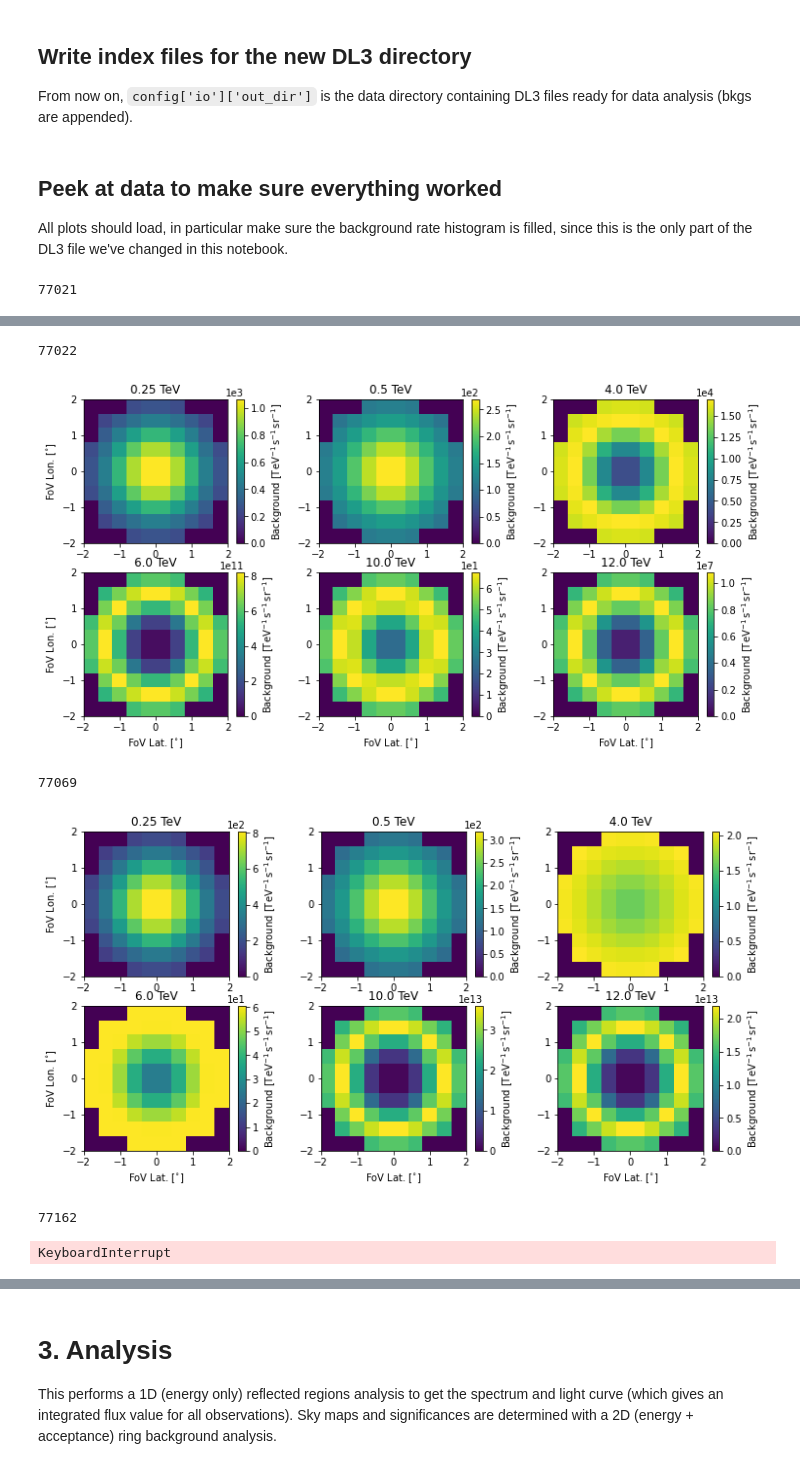
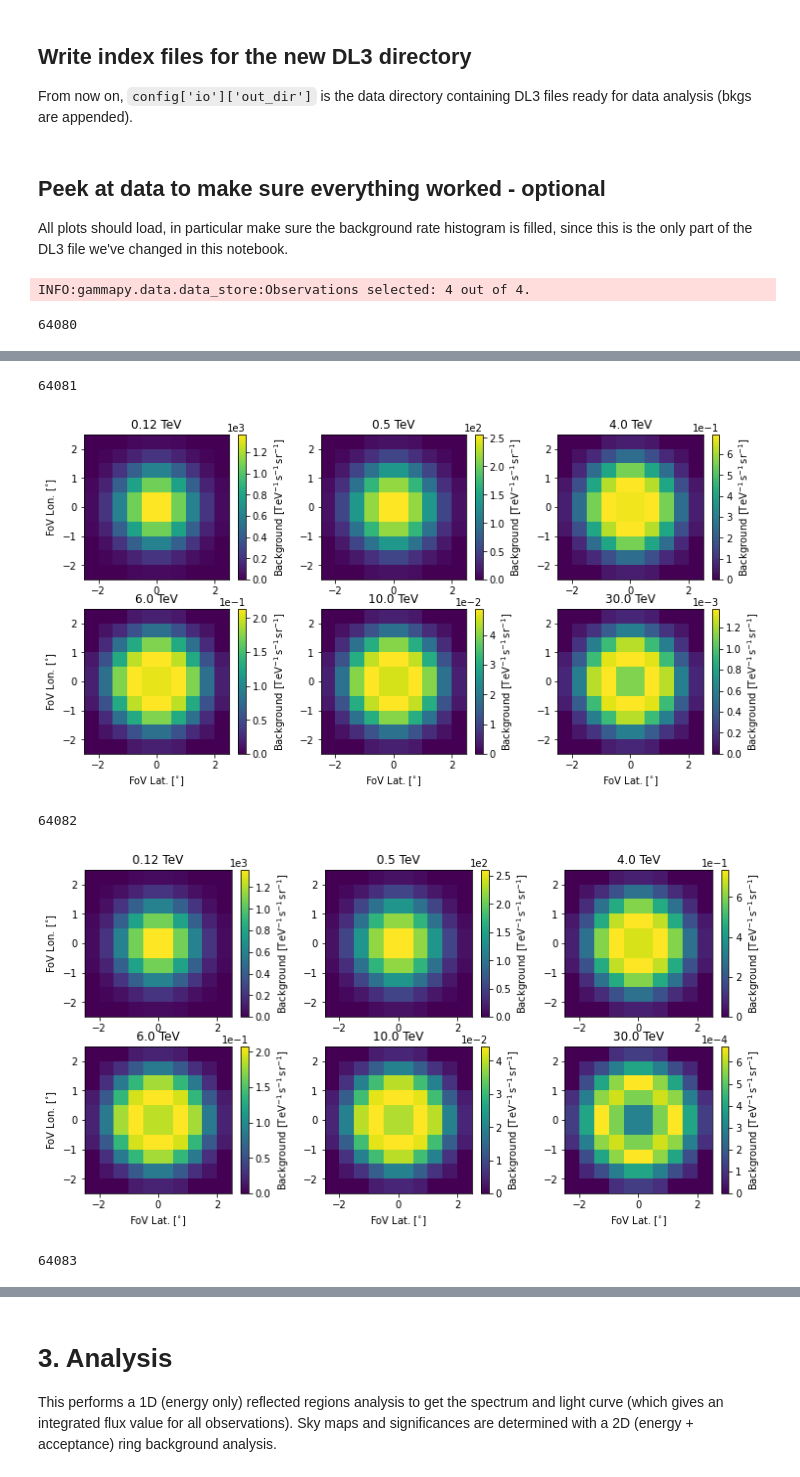
Before and after one commit to VERITAS-Observatory/gammapy-tools, a Jupyter notebook: examples/analysis_notebook.ipynb, the cells around one changed output, grey strips where cells are left out. Saved outputs shown, nothing was run; the diff lists cells and outputs as text; code cells hidden in the pictures.

```diff
--- a/examples/analysis_notebook.ipynb
+++ b/examples/analysis_notebook.ipynb
@@ -104,7 +114,7 @@ Even if you have generated bkg headers elsewhere, the `'io'`, `'exclusion'`, `'a
 - **`results_file`**: yaml file to save results to (this will save within `[io][results_dir]`)
 - **`plot_names`**: prefix of plot names (this will save within `[io][results_dir]`)
 # %%
-with open('mrk_501_v4.yaml', 'r') as file:
+with open('crab_test.yaml', 'r') as file:
     config = yaml.safe_load(file)
 # %%
 config
@@ -180,5 +174,3 @@ By default, bkgs are also smoothed by a Gaussian kernel with a 1-pixel width in
 The `get_background_for_run` function takes as input a tuple with (obs_id,config) and takes the input run matching the observation ID from `config['io']['in_dir']` and outputs a DL3 file with an appended bkg to `config['io']['out_dir']`.
 
 This prints out the number of background run hours that are found for each data run. If this is < 10, consider loosening the observing parameters in `config['background_selection']`
-# %%
-run_make_background(config)
@@ -196,3 +177,7 @@ run_make_background(config)
+# %%
+for obs in tqdm(obs_ids):
+    #print(obs)
+    get_background_for_run((obs,config))
 # %% [markdown]
 ## Write index files for the new DL3 directory
 
@@ -202,5 +187,5 @@ write_index_files(config)
 # %% [markdown]
-## Peek at data to make sure everything worked
+## Peek at data to make sure everything worked - optional
 
 All plots should load, in particular make sure the background rate histogram is filled, since this is the only part of the DL3 file we've changed in this notebook.
 # %%
@@ -212,7 +197,8 @@ my_observations = my_data.get_observations()
 for obs in my_observations:
     print(obs.obs_id)
     #obs.peek()
-    obs.bkg.plot_at_energy([0.25 * u.TeV,0.5*u.TeV,4*u.TeV,6*u.TeV,10*u.TeV,12*u.TeV])
+    obs.bkg.plot_at_energy([0.12 * u.TeV,0.5*u.TeV,4*u.TeV,6*u.TeV,10*u.TeV,30*u.TeV])
     plt.show()
 # %% [output]
-77021
+INFO:gammapy.data.data_store:Observations selected: 4 out of 4.
+64080
@@ -220,6 +206,5 @@ for obs in my_observations:
-77022
+64081
-[figure, old version]
+[figure, new version]
-77069
+64082
-[figure, old version]
+[figure, new version]
-77162
-KeyboardInterrupt
+64083
```
Also changed, not shown: parts of 18 cells of this notebook, 3 other files.
